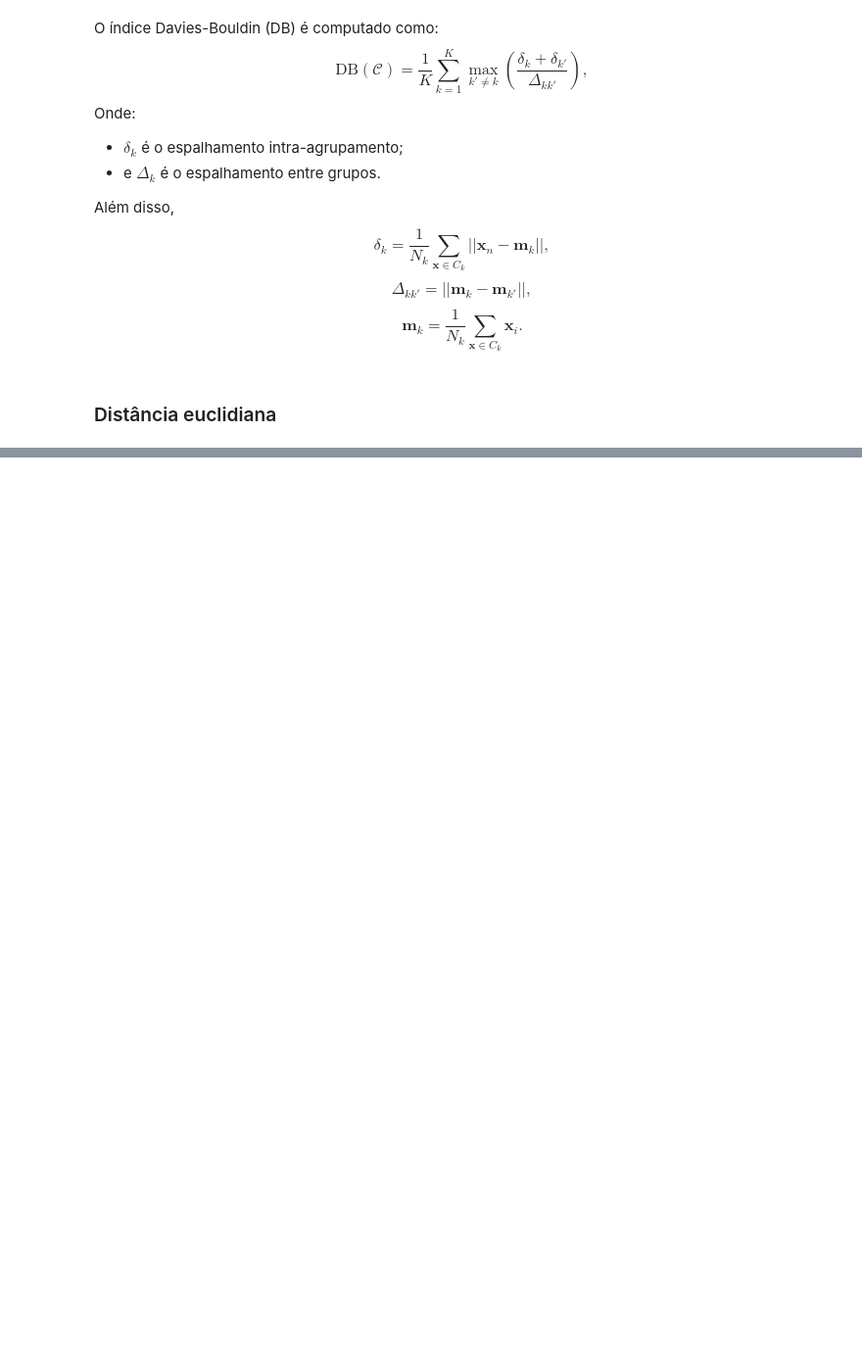
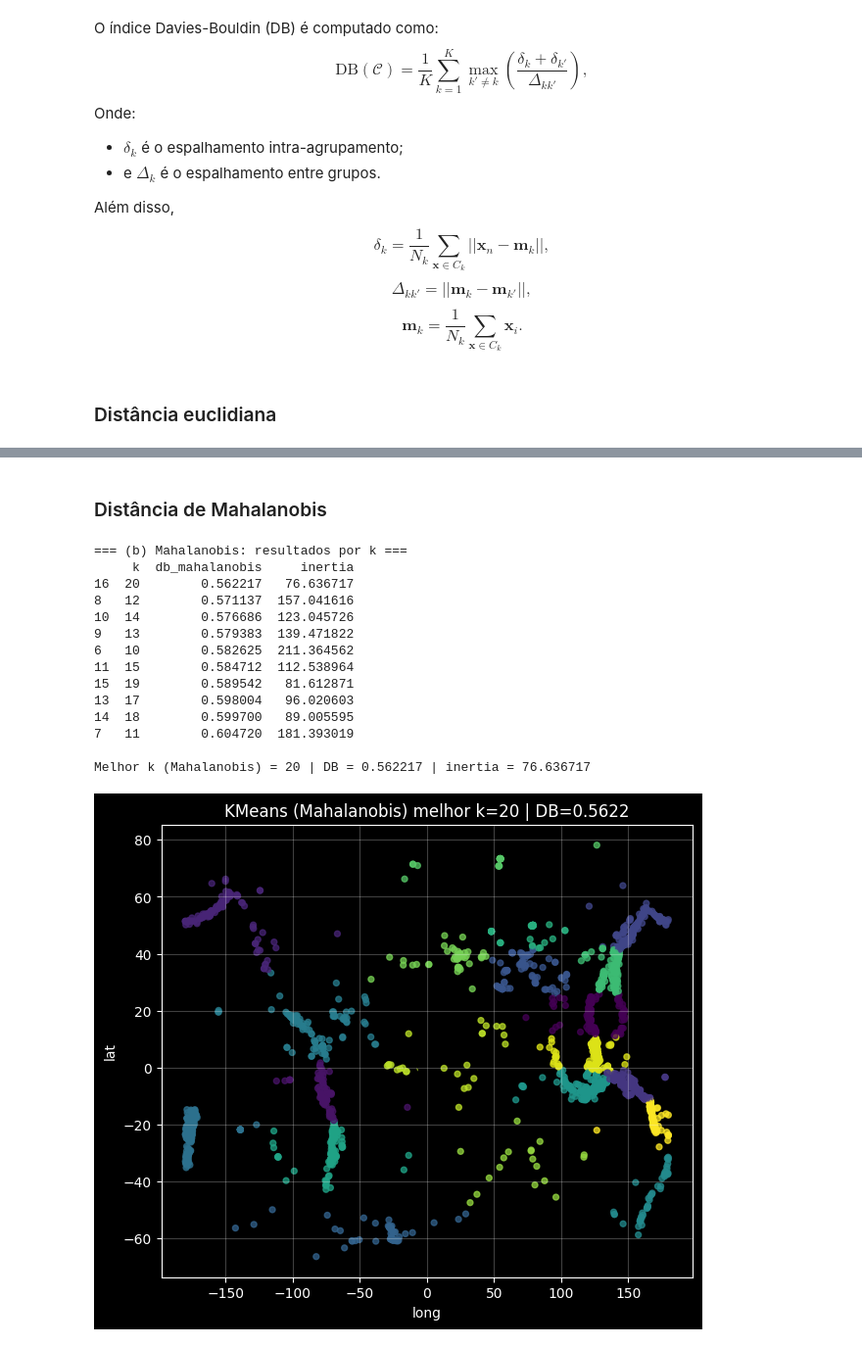
Before and after one commit to joaomarcosmb/ml-ufc, a Jupyter notebook: lista-06/main.ipynb, the cells around one changed output, grey strips where cells are left out. Shown at 98% size. Drawn from its saved outputs; the diff is of its cells as text; code cells hidden in the pictures; blank space fills up the shorter version.

Commit message:
Adjust DB function and add Mahalanobis version

```diff
--- a/lista-06/main.ipynb
+++ b/lista-06/main.ipynb
@@ -170,0 +188,48 @@ InvalidIndexError: (slice(None, None, None), 1)
+# %% [markdown]
+### Distância de Mahalanobis
+# %%
+Sigma = np.cov(X_raw, rowvar=False)
+inv = np.linalg.inv(Sigma)
+
+results_mh = []
+best_overall_mh = None  # (db, k, model, inercia)
+
+for k in k_values:
+    model, inertia = run_kmeans_best_of_n(X, k, n_repeats=n_repeats, random_state=12345)
+    labels = model.labels_
+    db = davies_bouldin_custom(X_raw, labels, metric='mahalanobis', inv=inv)
+    results_mh.append((k, db, inertia))
+
+    if best_overall_mh is None or db < best_overall_mh[0]:
+        best_overall_mh = (db, k, model, inertia)
+
+results_mh = pd.DataFrame(results_mh, columns=["k", "db_mahalanobis", "inertia"])
+print("=== (b) Mahalanobis: resultados por k ===")
+print(results_mh.sort_values("db_mahalanobis").head(10))
+
+best_db, best_k, best_model, best_inertia = best_overall_mh
+print(f"\nMelhor k (Mahalanobis) = {best_k} | DB = {best_db:.6f} | inertia = {best_inertia:.6f}")
+
+plot_clusters(
+    X_raw,
+    best_model.labels_,
+    best_model.cluster_centers_,
+    title=f"KMeans (Mahalanobis) melhor k={best_k} | DB={best_db:.4f}",
+    xlabel="long", ylabel="lat"
+)
+# %% [output]
+=== (b) Mahalanobis: resultados por k ===
+     k  db_mahalanobis     inertia
+16  20        0.562217   76.636717
+8   12        0.571137  157.041616
+10  14        0.576686  123.045726
+9   13        0.579383  139.471822
+6   10        0.582625  211.364562
+11  15        0.584712  112.538964
+15  19        0.589542   81.612871
+13  17        0.598004   96.020603
+14  18        0.599700   89.005595
+7   11        0.604720  181.393019
+
+Melhor k (Mahalanobis) = 20 | DB = 0.562217 | inertia = 76.636717
+[figure, added]
```
Also changed, not shown: parts of 5 cells of this notebook.
